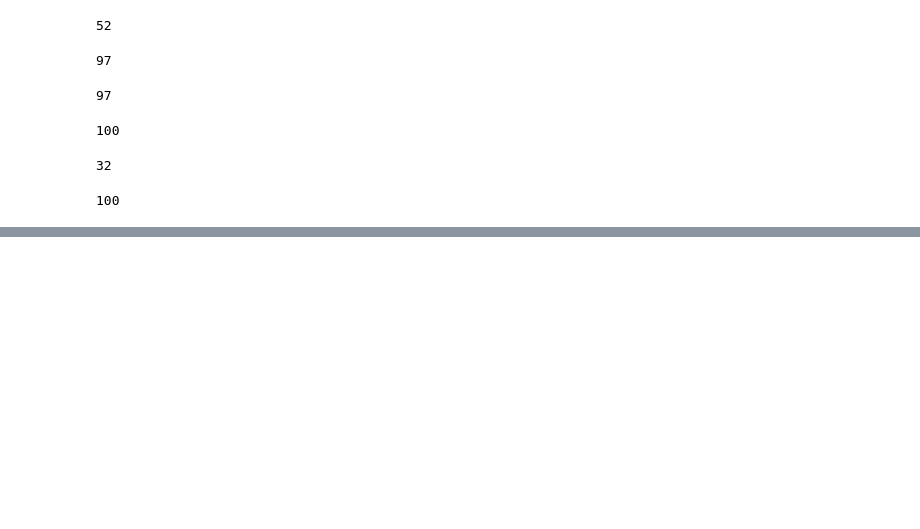
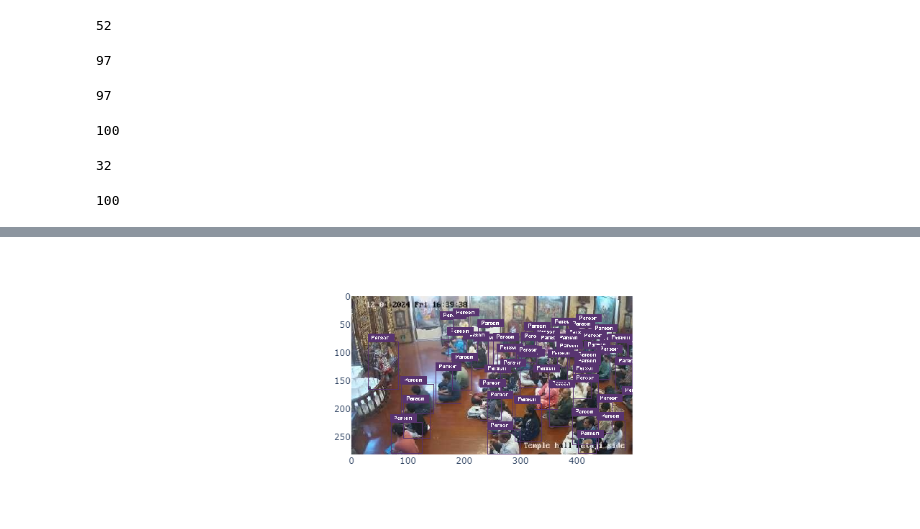
Before and after one commit to sarkarsachin57/ZELLA, a Jupyter notebook: backend/test.ipynb, the cells around one changed output, grey strips where cells are left out. Cells and saved outputs as stored; diff of their text form; code cells hidden in the pictures; blank space fills up the shorter version.

```diff
--- a/backend/test.ipynb
+++ b/backend/test.ipynb
@@ -1426,0 +1563,16 @@ class_distribution_score(dist)
+# %%
+image = cv2.imread(image_path)
+for box, class_id in zip(annotation['bboxes'], annotation['class_ids']):
+
+    startX, startY, endX, endY = box
+
+    bg_color = get_color_from_id(class_id+1)
+    text_color = isLightOrDark(bg_color)
+    class_name = metadata["classes"][class_id]
+
+    cv2.rectangle(image, (startX, startY), (endX, endY), bg_color, 1)
+    draw_bb_text(image,f" {class_name} ", (startX, startY, endX, endY),cv2.FONT_HERSHEY_DUPLEX, 0.3, text_color, 1, bg_color)
+# %%
+px.imshow(cv2.cvtColor(image, cv2.COLOR_BGR2RGB))
+# %% [output]
+[figure, added]
```
Also changed, not shown: parts of 16 cells of this notebook, 2 other files.
